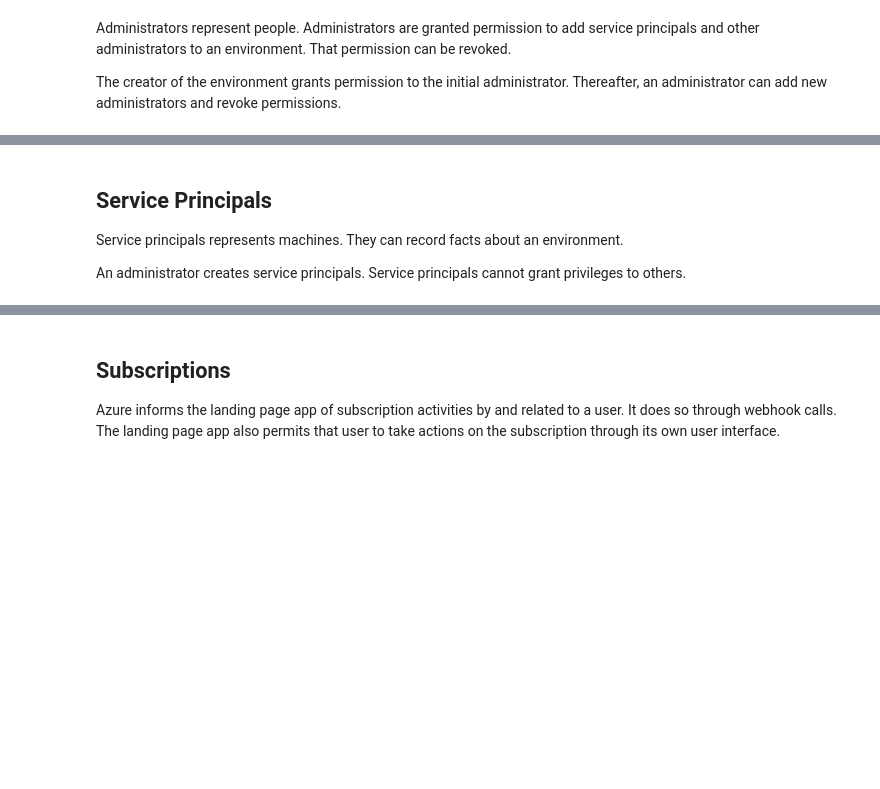
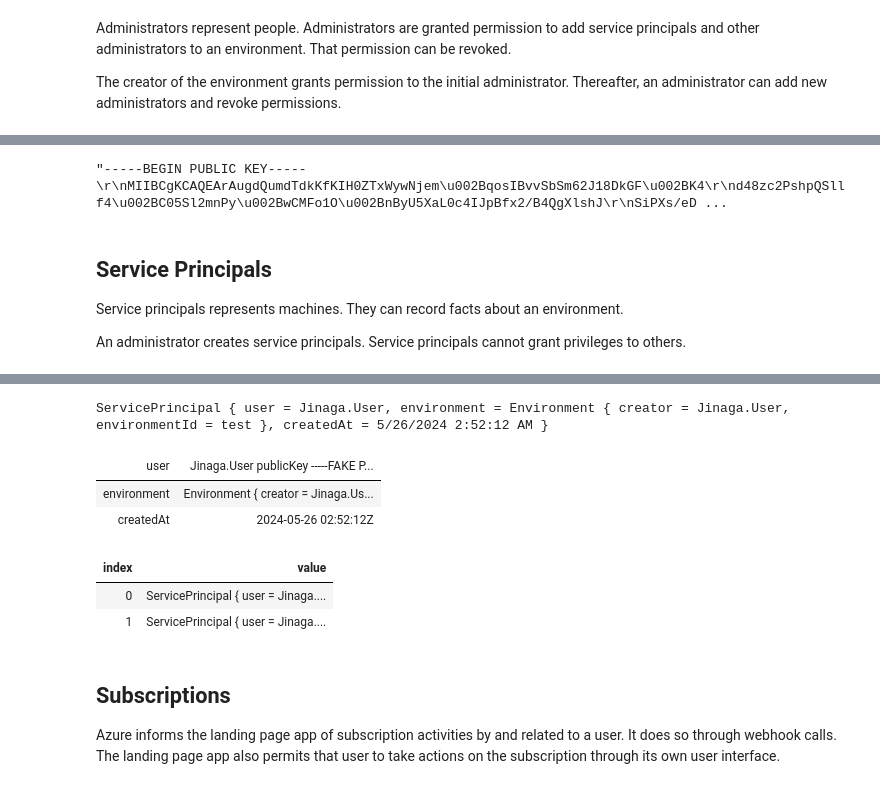
Before and after one commit to jinaga/Commercial-Marketplace-SaaS-Accelerator, a Jupyter notebook: docs/Model.ipynb, the cells around one changed output, grey strips where cells are left out. Saved outputs shown, nothing was run; the diff lists cells and outputs as text; code cells hidden in the pictures; blank space fills up the shorter version.

Commit message:
Configure a service principal through the notebook

```diff
--- a/docs/Model.ipynb
+++ b/docs/Model.ipynb
@@ -57,2 +80,16 @@ Renderer.RenderTypes(typeof(Administrator), typeof(Revoke))
 # %% [output]
 [interactive output not drawn]
+# %%
+// Create an environment and make the logged in user an administrator.
+var (user, profile) = await jinagaClient.Login();
+
+var environment = await jinagaClient.SingleUse(async principal =>
+{
+    var environment = await jinagaClient.Fact(new Environment(principal, "test"));
+    await jinagaClient.Fact(new Administrator(user, environment, DateTime.UtcNow));
+    return environment;
+});
+
+System.Text.Json.JsonSerializer.Serialize(environment.creator.publicKey)
+# %% [output]
+"-----BEGIN PUBLIC KEY-----\r\nMIIBCgKCAQEArAugdQumdTdkKfKIH0ZTxWywNjem\u002BqosIBvvSbSm62J18DkGF\u002BK4\r\nd48zc2PshpQSllf4\u002BC05Sl2mnPy\u002BwCMFo1O\u002BnByU5XaL0c4IJpBfx2/B4QgXlshJ\r\nSiPXs/eD ...
@@ -75,5 +119,33 @@ Renderer.RenderTypes(typeof(ServicePrincipal), typeof(Revoke))
 # %% [output]
 [interactive output not drawn]
+# %%
+var servicePrincipal = await jinagaClient.Fact(new ServicePrincipal(
+    new User("-----FAKE PUBLIC KEY-----"),
+    environment,
+    DateTime.UtcNow
+));
+
+servicePrincipal
+# %% [output]
+ServicePrincipal { user = Jinaga.User, environment = Environment { creator = Jinaga.User, environmentId = test }, createdAt = 5/26/2024 2:52:12 AM }
+| user | Jinaga.User publicKey -----FAKE P... |
+| environment | Environment { creator = Jinaga.Us... |
+| createdAt | 2024-05-26 02:52:12Z |
+# %%
+var servicePrincipalsInEnvironment = Given<Environment>.Match((environment, facts) =>
+    from servicePrincipal in facts.OfType<ServicePrincipal>()
+    where servicePrincipal.environment == environment &&
+        !facts.OfType<RevokeServicePrincipal>().Any(revoke => revoke.servicePrincipal == servicePrincipal)
+    select servicePrincipal
+);
+
+var servicePrincipals = await jinagaClient.Query(servicePrincipalsInEnvironment, environment);
+
+servicePrincipals
+# %% [output]
+| index | value |
+| 0 | ServicePrincipal { user = Jinaga.... |
+| 1 | ServicePrincipal { user = Jinaga.... |
 # %% [markdown]
 ## Subscriptions
 
```
Also changed, not shown: parts of 6 cells of this notebook, 2 other files.
